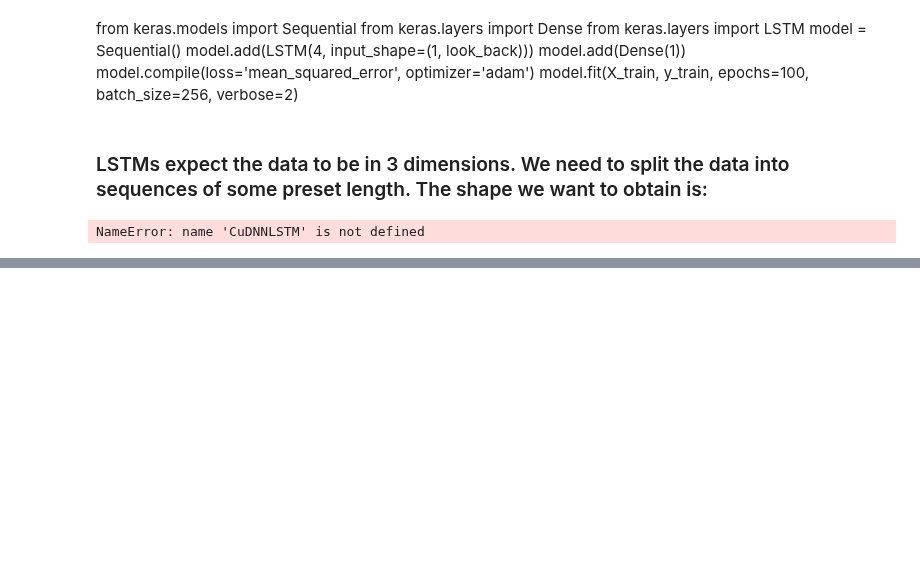
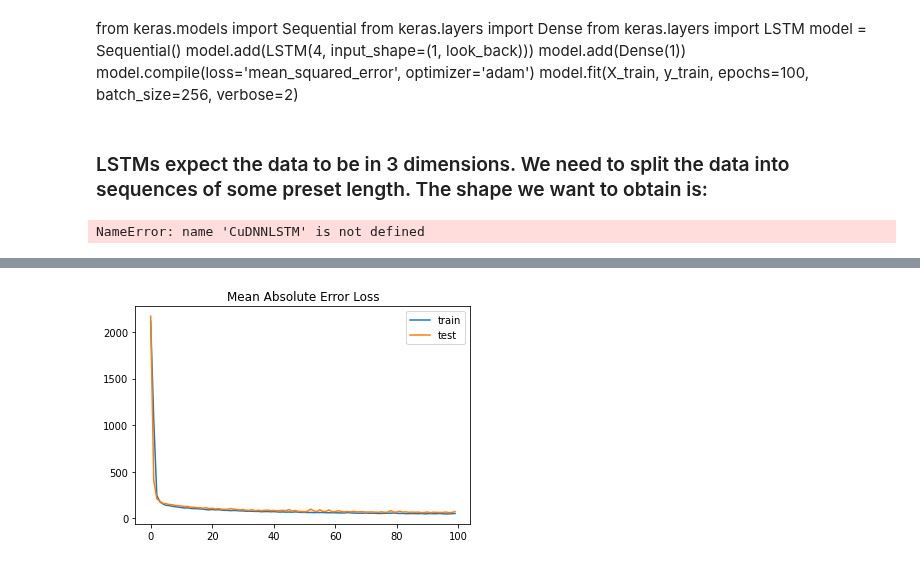
Before and after one commit to riya2509/Bitcoin-Price-Prediction, a Jupyter notebook: Algorithms/Data1_PCA_MinmaxAlgo.ipynb, the cells around one changed output, grey strips where cells are left out. Cells and saved outputs as stored; diff of their text form; code cells hidden in the pictures; blank space fills up the shorter version.

Commit message:
model

```diff
--- a/Algorithms/Data1_PCA_MinmaxAlgo.ipynb
+++ b/Algorithms/Data1_PCA_MinmaxAlgo.ipynb
@@ -140,7 +140,3 @@ print(utils.multiclass.type_of_target(training_scores_encoded))
 continuous
 multiclass
 multiclass
-# %%
-from sklearn.svm import SVC
-classifier = SVC(kernel = 'rbf', random_state = 0)
-classifier.fit(X_train, y_train)
@@ -378,0 +379,14 @@ NameError: name 'CuDNNLSTM' is not defined
+# %%
+classifier = Sequential()
+classifier.add(Dense(units=735,kernel_initializer='he_normal',activation='relu'))
+Dropout(0.2)
+classifier.add(Dense(units=32,kernel_initializer='normal',activation='relu',kernel_regularizer = 'l1'))
+Dropout(0.2)
+classifier.add(Dense(units=8,kernel_initializer='normal',activation='relu'))
+classifier.add(Dense(units=8,kernel_initializer='normal',activation='relu'))
+#Adding the output layer
+classifier.add(Dense(1,kernel_initializer='normal',activation='linear'))
+# %%
+classifier.compile(optimizer='adam',loss='mean_absolute_error',metrics=['mean_absolute_error'])
+# %%
+model_history=classifier.fit(X_train,y_train,validation_split=0.2,batch_size=16,epochs=100)
@@ -378,0 +414,9 @@ NameError: name 'CuDNNLSTM' is not defined
+# %%
+import matplotlib.pyplot as plt
+plt.title('Mean Absolute Error Loss')
+plt.plot(model_history.history['loss'], label='train')
+plt.plot(model_history.history['val_loss'], label='test')
+plt.legend()
+plt.show()
+# %% [output]
+[figure, added]
```
Also changed, not shown: parts of 6 cells of this notebook.
